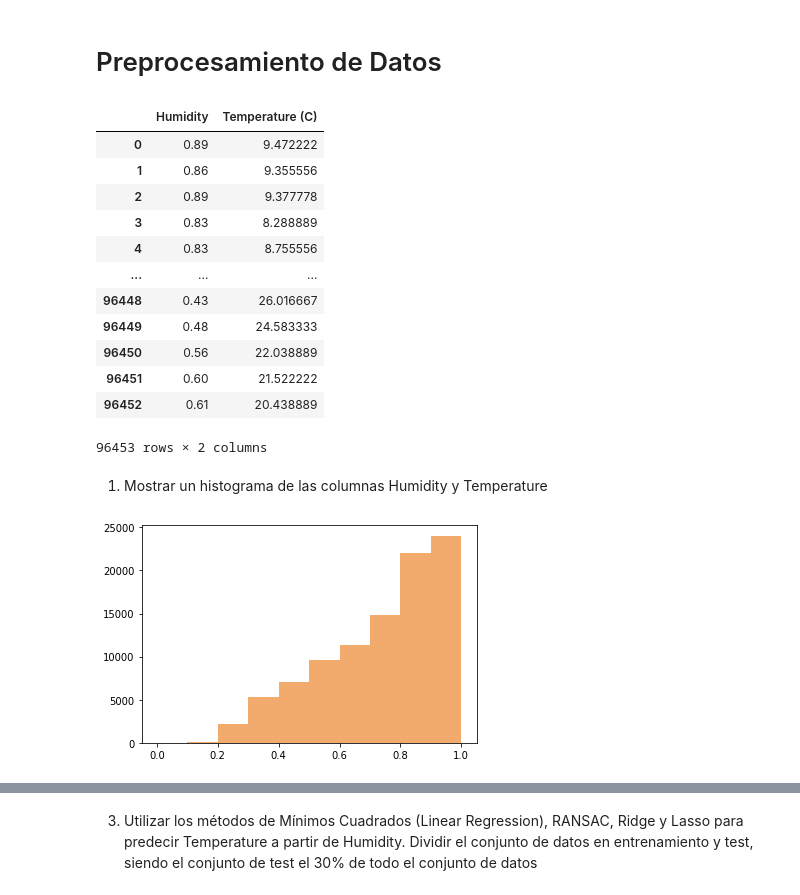
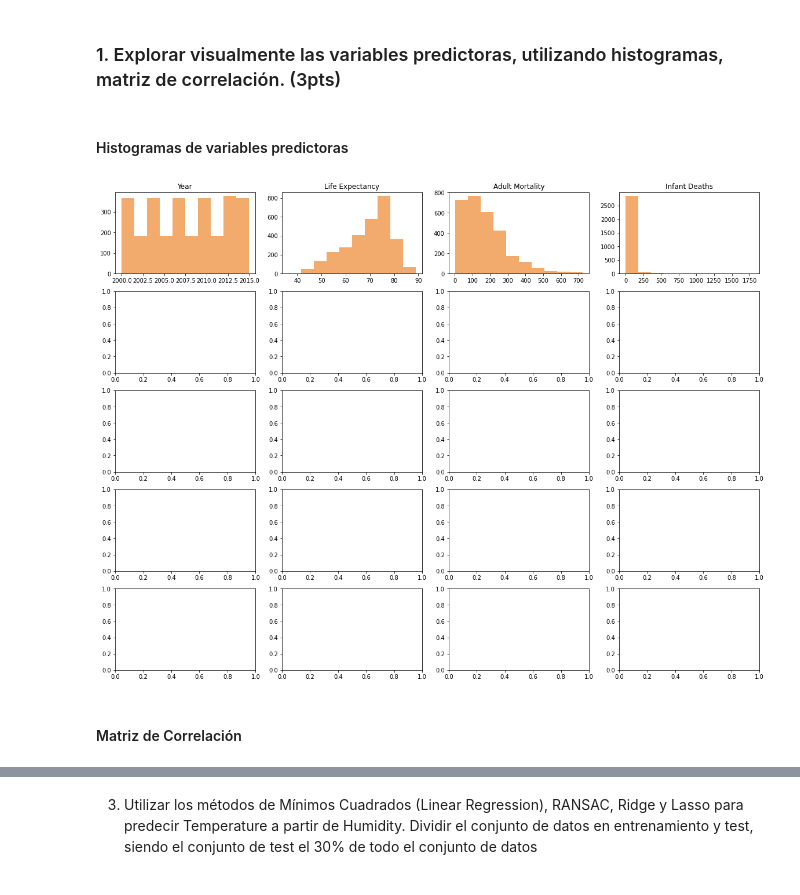
Before and after one commit to Jack-Christopher/Life-Expectancy, a Jupyter notebook: Practica_Calificada.ipynb, the cells around one changed output, grey strips where cells are left out. Cells and saved outputs as stored; diff of their text form; code cells hidden in the pictures.

```diff
--- a/Practica_Calificada.ipynb
+++ b/Practica_Calificada.ipynb
@@ -2,0 +8,8 @@
+# %%
+import pandas as pd
+data = pd.read_csv("https://raw.githubusercontent.com/Jack-Christopher/Life-Expectancy/master/LifeExpectancy.csv", on_bad_lines='skip')  # dataframe
+# %%
+data.columns = ['Country', 'Year', 'Status', 'Life Expectancy', 'Adult Mortality', 'Infant Deaths', 'Alcohol', 'Percentage Expenditure', 'Hepatitis B',
+       'Measles ', ' BMI ', 'Under-Five Deaths ', 'Polio', 'Total Expenditure', 'Diphtheria ', ' HIV/AIDS', 'GDP', 'Population',
+       'Thinness 1-19 years', 'Thinness 5-9 years', 'Income composition of resources', 'Schooling']
+data
@@ -2,0 +30,2 @@
+# %% [markdown]
+### 1. Explorar visualmente las variables predictoras, utilizando histogramas, matriz de correlación. (3pts)
@@ -3,2 +35,30 @@
+# %% [markdown]
+#### Histogramas de variables predictoras
+# %%
+fig, axs = plt.subplots(5, 4, constrained_layout = True)
+fig.set_size_inches(16, 12)
+
+axs[0, 0].hist(x=data['Year'], color='#F2AB6D')
+axs[0, 0].set_title('Year')
+#
+axs[0, 1].hist(x=data['Life Expectancy'], color='#F2AB6D')
+axs[0, 1].set_title('Life Expectancy')
+#
+axs[0, 2].hist(x=data['Adult Mortality'], color='#F2AB6D')
+axs[0, 2].set_title('Adult Mortality')
+#
+axs[0, 3].hist(x=data['Infant Deaths'], color='#F2AB6D')
+axs[0, 3].set_title('Infant Deaths')
+#
+# COMPLETAR CON LOS DEMAS HISTOGRAMAS
+# COMPLETAR CON LOS DEMAS HISTOGRAMAS
+# COMPLETAR CON LOS DEMAS HISTOGRAMAS
+# COMPLETAR CON LOS DEMAS HISTOGRAMAS
+# COMPLETAR CON LOS DEMAS HISTOGRAMAS
+# COMPLETAR CON LOS DEMAS HISTOGRAMAS
+
+plt.show()
+# %% [output]
+[figure, added]
 # %% [markdown]
-# Preprocesamiento de Datos
+#### Matriz de Correlación
@@ -8,19 +64,0 @@ data = pd.read_csv("https://gitlab.com/pcalcina/test/-/raw/main/weatherHistory.c
-# %%
-H_T = data[['Humidity', 'Temperature (C)']]
-H_T
-# %% [output]
-|  | Humidity | Temperature (C) |
-| 0 | 0.89 | 9.472222 |
-| 1 | 0.86 | 9.355556 |
-| 2 | 0.89 | 9.377778 |
-| 3 | 0.83 | 8.288889 |
-| 4 | 0.83 | 8.755556 |
-| ... | ... | ... |
-| 96448 | 0.43 | 26.016667 |
-| 96449 | 0.48 | 24.583333 |
-| 96450 | 0.56 | 22.038889 |
-| 96451 | 0.60 | 21.522222 |
-| 96452 | 0.61 | 20.438889 |
-96453 rows × 2 columns
-# %% [markdown]
-1. Mostrar un histograma de las columnas Humidity y Temperature
@@ -29,5 +64,0 @@ import matplotlib.pyplot as plot
-# %%
-plot.hist(x=H_T['Humidity'], color='#F2AB6D')
-plot.show()
-# %% [output]
-[figure, removed]
```
Also changed, not shown: parts of 16 cells of this notebook.
